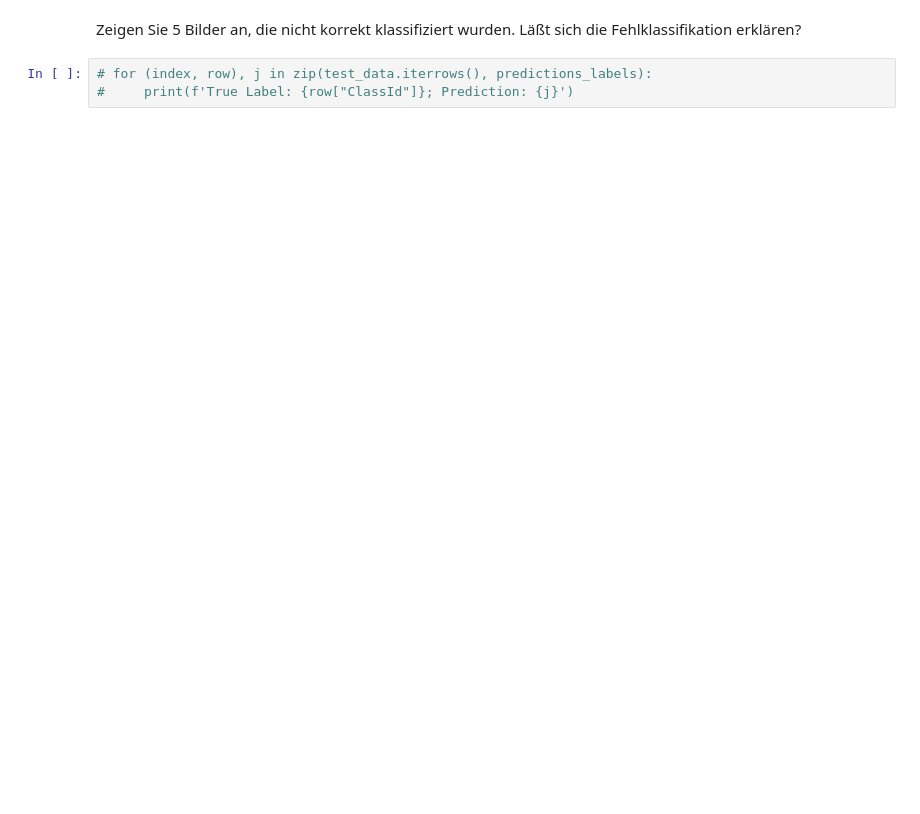
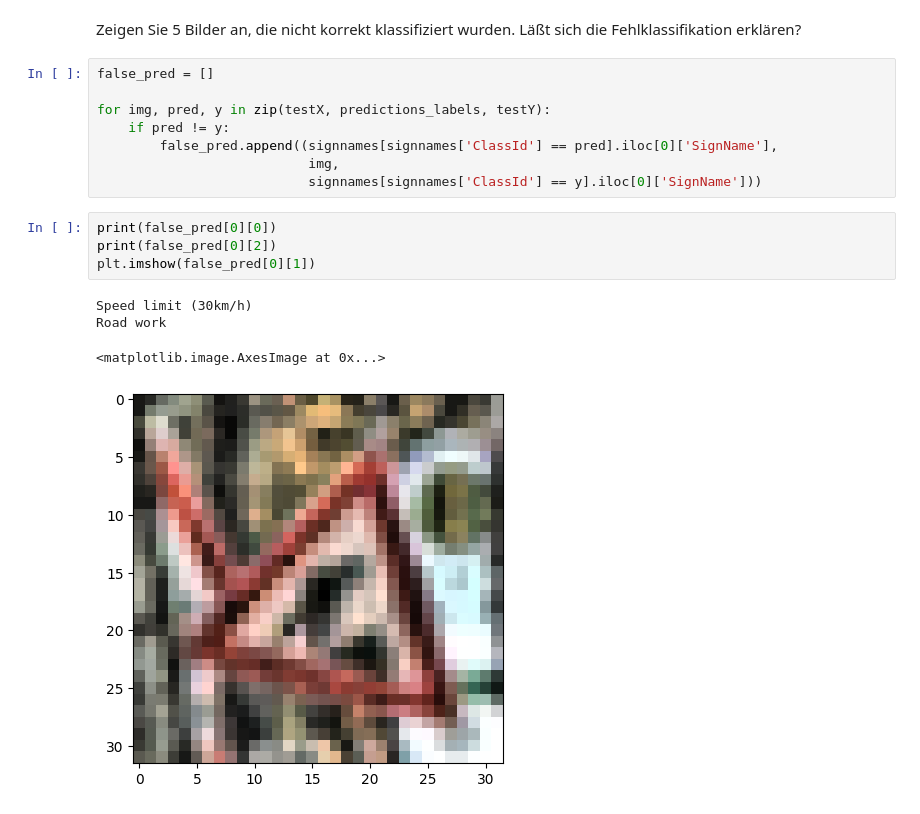
Before and after one commit to PatrykGadziomski/Data-Mining-and-Pattern-Recognition-HdM, a Jupyter notebook: Experiment 6 - CNN/Versuch_TrafficSignClassification.ipynb, the cells around one changed output. Saved outputs shown, nothing was run; the diff lists cells and outputs as text; blank space fills up the shorter version.

```diff
--- a/Experiment 6 - CNN/Versuch_TrafficSignClassification.ipynb
+++ b/Experiment 6 - CNN/Versuch_TrafficSignClassification.ipynb
@@ -457,5 +498,19 @@ weighted avg       0.92      0.91      0.91     12630
 # %% [markdown]
 Zeigen Sie 5 Bilder an, die nicht korrekt klassifiziert wurden. Läßt sich die Fehlklassifikation erklären?
-# %%
-# for (index, row), j in zip(test_data.iterrows(), predictions_labels):
-#     print(f'True Label: {row["ClassId"]}; Prediction: {j}')
+# %%
+false_pred = []
+
+for img, pred, y in zip(testX, predictions_labels, testY):
+    if pred != y:
+        false_pred.append((signnames[signnames['ClassId'] == pred].iloc[0]['SignName'],
+                           img,
+                           signnames[signnames['ClassId'] == y].iloc[0]['SignName']))
+# %%
+print(false_pred[0][0])
+print(false_pred[0][2])
+plt.imshow(false_pred[0][1])
+# %% [output]
+Speed limit (30km/h)
+Road work
+<matplotlib.image.AxesImage at 0x...>
+[figure, added]
```
Also changed, not shown: parts of 23 cells of this notebook.
